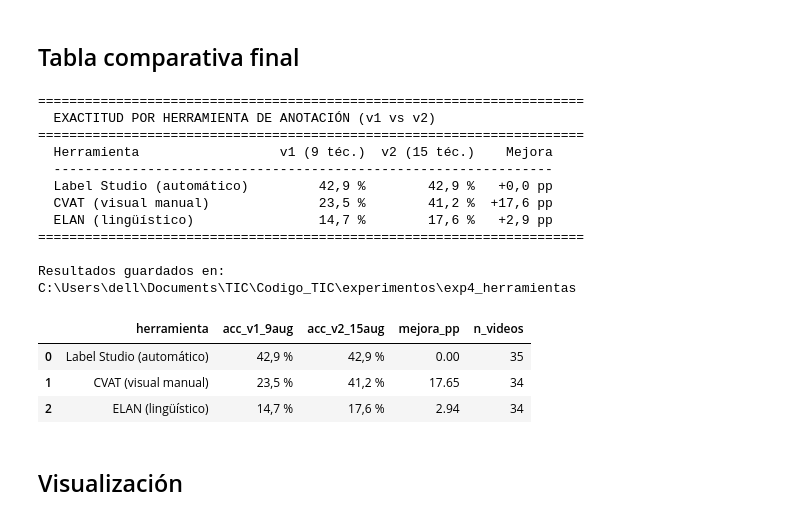
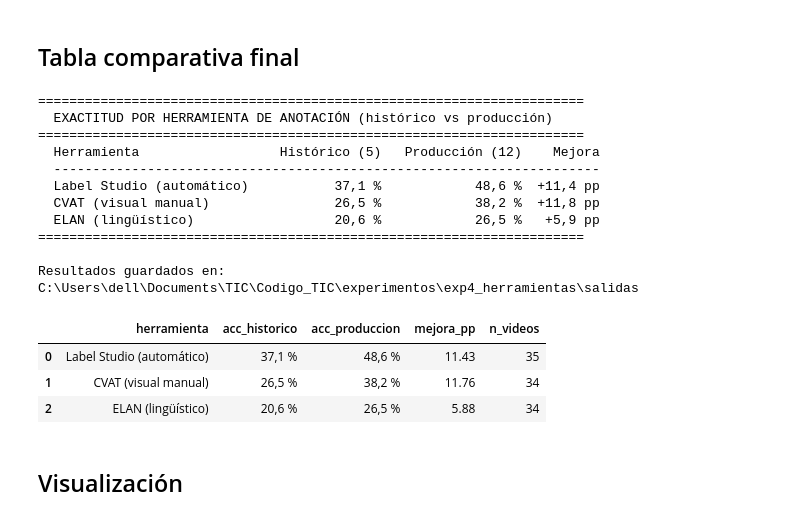
Before and after one commit to jhuly123/Codigo_TIC, a Jupyter notebook: experimentos/exp4_herramientas/exp4_comparativa_herramientas.ipynb, the cells around one changed output. Cells and saved outputs as stored; diff of their text form; code cells hidden in the pictures.

```diff
--- a/experimentos/exp4_herramientas/exp4_comparativa_herramientas.ipynb
+++ b/experimentos/exp4_herramientas/exp4_comparativa_herramientas.ipynb
@@ -19,7 +19,7 @@ import numpy as np
 import pandas as pd
 import tensorflow as tf
 from pathlib import Path
-from sklearn.metrics import accuracy_score, classification_report
+from sklearn.metrics import accuracy_score
 
 sys.path.insert(0, str(Path(os.getcwd()).parent.parent))
 from utils.config import (N_FRAMES, N_KEYPOINTS, DATA_DIR, SPLIT_PATH, CSV_TOP35,
@@ -27,7 +27,7 @@ from utils.config import (N_FRAMES, N_KEYPOINTS, DATA_DIR, SPLIT_PATH, CSV_TOP35
 from utils.preprocessing import normalizar_hombros
 from utils.data_io import cargar_herramienta_comparativa
 
-MODELOS_DIR = os.path.join(DATA_DIR, "modelo")
+MODELOS_DIR = os.path.join(DATA_DIR, "modelo", "resultados")
 EXP_AB_DIR  = os.path.join(DATA_DIR, "experimentos", "exp1_ab", "salidas")
 SALIDA_DIR  = os.path.join(DATA_DIR, "experimentos", "exp4_herramientas", "salidas")
 os.makedirs(SALIDA_DIR, exist_ok=True)
@@ -43,8 +55,8 @@ def cargar_modelo(path, nombre):
     print(f"  Cargando {nombre}...")
     return tf.keras.models.load_model(path)
 
-model_v2 = cargar_modelo(os.path.join(MODELOS_DIR, 'mejor_modelo_v2.keras'), 'v2 (15 aug)')
-model_v1 = cargar_modelo(os.path.join(EXP_AB_DIR,  'modelo_B.h5'),           'v1 (9 aug)')
+model_v2 = cargar_modelo(os.path.join(MODELOS_DIR, 'mejor_modelo_v2.keras'), 'producción (12 aug, v2b)')
+model_v1 = cargar_modelo(os.path.join(EXP_AB_DIR,  'modelo_B.h5'),           'histórico (5 aug, exp1_ab)')
 
 if model_v2 is None:
     raise FileNotFoundError("[ERROR] Ejecuta modelo/entrenar.py primero")
@@ -108,24 +120,25 @@ for nombre_h, X, y in herramientas:
         print(f"\n{nombre_h}: sin datos"); continue
 
     print(f"\n{'='*50}\n{nombre_h}\n{'='*50}")
-    res_v2 = evaluar(model_v2, X, y, nombre_h, 'v2')
-    res_v1 = evaluar(model_v1, X, y, nombre_h, 'v1') if model_v1 else None
+    res_v2 = evaluar(model_v2, X, y, nombre_h, 'prod')
+    res_v1 = evaluar(model_v1, X, y, nombre_h, 'hist') if model_v1 else None
 
     acc_v2, pred_v2 = res_v2 if res_v2 else (None, None)
     acc_v1          = res_v1[0] if res_v1 else None
 
-    if pred_v2 is not None and nombre_h == 'Label Studio (automático)':
-        print(f"\nReporte por seña — {nombre_h} (v2):")
-        print(classification_report(y, pred_v2, labels=list(range(n_clases)),
-                                     target_names=clases, zero_division=0))
-
     registros.append({
         'herramienta': nombre_h,
-        'acc_v1_9aug':  round(acc_v1, 4) if acc_v1 else None,
-        'acc_v2_15aug': round(acc_v2, 4) if acc_v2 else None,
-        'mejora_pp':    round((acc_v2 - acc_v1)*100, 2) if (acc_v1 and acc_v2) else None,
-        'n_videos':     len(X),
+        'acc_historico':   round(acc_v1, 4) if acc_v1 else None,
+        'acc_produccion':  round(acc_v2, 4) if acc_v2 else None,
+        'mejora_pp':       round((acc_v2 - acc_v1)*100, 2) if (acc_v1 and acc_v2) else None,
+        'n_videos':        len(X),
     })
+
+# El reporte por clase y las matrices de confusión del modelo de producción
+# (por herramienta) ya se generan en modelo/evaluar.py → modelo/resultados/
+# (reporte_por_clase.csv, confusion_matrix.png, confusion_matrix_cvat.png,
+# confusion_matrix_elan.png). No se duplican aquí: esta notebook se enfoca
+# en la comparación histórico vs producción, no en el detalle por clase.
 # %% [output]
 ==================================================
 Label Studio (automático)
@@ -149,45 +191,45 @@ ELAN (lingüístico)
 # %%
 def pct(v):
     return f"{v*100:.1f} %".replace(".", ",") if v else "N/A"
 
 # Tabla limpia en % impresa en el mismo paso (lista para captura)
 print("="*70)
-print("  EXACTITUD POR HERRAMIENTA DE ANOTACIÓN (v1 vs v2)")
+print("  EXACTITUD POR HERRAMIENTA DE ANOTACIÓN (histórico vs producción)")
 print("="*70)
-print(f"  {'Herramienta':<28}{'v1 (9 téc.)':>12}{'v2 (15 téc.)':>14}{'Mejora':>10}")
-print("  " + "-"*64)
+print(f"  {'Herramienta':<28}{'Histórico (5)':>14}{'Producción (12)':>18}{'Mejora':>10}")
+print("  " + "-"*70)
 for r in registros:
     dif = f"{r['mejora_pp']:+.1f} pp".replace(".", ",") if r['mejora_pp'] is not None else ""
-    print(f"  {r['herramienta']:<28}{pct(r['acc_v1_9aug']):>12}"
-          f"{pct(r['acc_v2_15aug']):>14}{dif:>10}")
+    print(f"  {r['herramienta']:<28}{pct(r['acc_historico']):>14}"
+          f"{pct(r['acc_produccion']):>18}{dif:>10}")
 print("="*70)
 
 # Guardar CSV (valores numéricos) y mostrar DataFrame en % en la notebook
 df_res = pd.DataFrame(registros)
-df_res.to_csv(os.path.join(SALIDA_DIR, 'comparativa_herramientas_v1_v2.csv'),
+df_res.to_csv(os.path.join(SALIDA_DIR, 'comparativa_herramientas_historico_produccion.csv'),
               index=False, encoding='utf-8-sig')
 print(f"\nResultados guardados en: {SALIDA_DIR}")
 
 df_pct = df_res.copy()
-for c in ['acc_v1_9aug', 'acc_v2_15aug']:
+for c in ['acc_historico', 'acc_produccion']:
     df_pct[c] = df_pct[c].apply(pct)
 df_pct
 # %% [output]
 ======================================================================
-  EXACTITUD POR HERRAMIENTA DE ANOTACIÓN (v1 vs v2)
+  EXACTITUD POR HERRAMIENTA DE ANOTACIÓN (histórico vs producción)
 ======================================================================
-  Herramienta                  v1 (9 téc.)  v2 (15 téc.)    Mejora
-  ----------------------------------------------------------------
-  Label Studio (automático)         42,9 %        42,9 %   +0,0 pp
-  CVAT (visual manual)              23,5 %        41,2 %  +17,6 pp
-  ELAN (lingüístico)                14,7 %        17,6 %   +2,9 pp
+  Herramienta                  Histórico (5)   Producción (12)    Mejora
+  ----------------------------------------------------------------------
+  Label Studio (automático)           37,1 %            48,6 %  +11,4 pp
+  CVAT (visual manual)                26,5 %            38,2 %  +11,8 pp
+  ELAN (lingüístico)                  20,6 %            26,5 %   +5,9 pp
 ======================================================================
 
-Resultados guardados en: C:\Users\dell\Documents\TIC\Codigo_TIC\experimentos\exp4_herramientas
+Resultados guardados en: C:\Users\dell\Documents\TIC\Codigo_TIC\experimentos\exp4_herramientas\salidas
-|  | herramienta | acc_v1_9aug | acc_v2_15aug | mejora_pp | n_videos |
-| 0 | Label Studio (automático) | 42,9 % | 42,9 % | 0.00 | 35 |
-| 1 | CVAT (visual manual) | 23,5 % | 41,2 % | 17.65 | 34 |
-| 2 | ELAN (lingüístico) | 14,7 % | 17,6 % | 2.94 | 34 |
+|  | herramienta | acc_historico | acc_produccion | mejora_pp | n_videos |
+| 0 | Label Studio (automático) | 37,1 % | 48,6 % | 11.43 | 35 |
+| 1 | CVAT (visual manual) | 26,5 % | 38,2 % | 11.76 | 34 |
+| 2 | ELAN (lingüístico) | 20,6 % | 26,5 % | 5.88 | 34 |
 # %% [markdown]
 ## Visualización
 # %%
```
Also changed, not shown: parts of 7 cells of this notebook, 19 other files.
